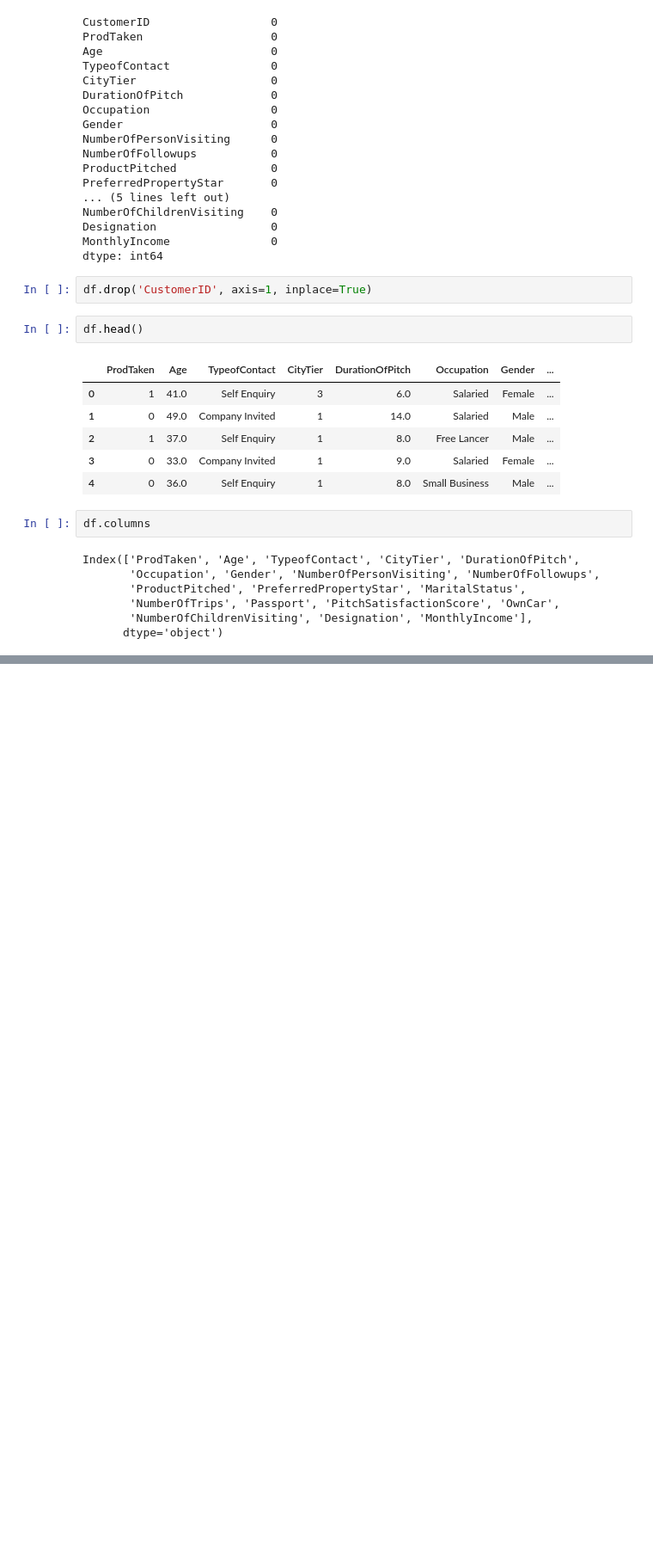
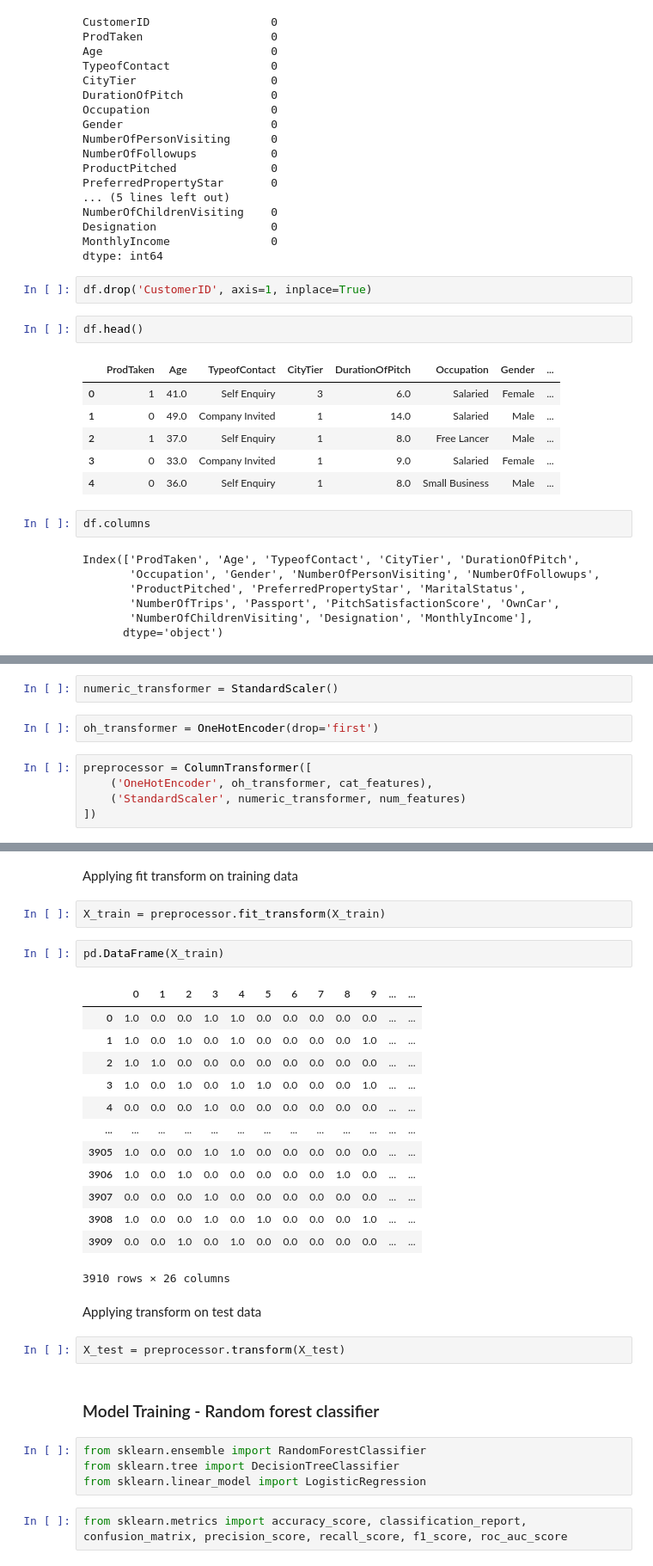
Before and after one commit to niveeez/randomforest, a Jupyter notebook: holiday_package_purchase_pred.ipynb, the cells around one changed output, grey strips where cells are left out. Shown: that part at 86% size. Cells and saved outputs as stored; diff of their text form; blank space fills up the shorter version.

```diff
--- a/holiday_package_purchase_pred.ipynb
+++ b/holiday_package_purchase_pred.ipynb
@@ -302,0 +538,9 @@ Index(['ProdTaken', 'Age', 'TypeofContact', 'CityTier', 'DurationOfPitch',
+# %%
+numeric_transformer = StandardScaler()
+# %%
+oh_transformer = OneHotEncoder(drop='first')
+# %%
+preprocessor = ColumnTransformer([
+    ('OneHotEncoder', oh_transformer, cat_features),
+    ('StandardScaler', numeric_transformer, num_features)
+])
@@ -302,0 +559,32 @@ Index(['ProdTaken', 'Age', 'TypeofContact', 'CityTier', 'DurationOfPitch',
+# %% [markdown]
+Applying fit transform on training data
+# %%
+X_train = preprocessor.fit_transform(X_train)
+# %%
+pd.DataFrame(X_train)
+# %% [output]
+|  | 0 | 1 | 2 | 3 | 4 | 5 | 6 | 7 | 8 | 9 | ... | ... |
+| 0 | 1.0 | 0.0 | 0.0 | 1.0 | 1.0 | 0.0 | 0.0 | 0.0 | 0.0 | 0.0 | ... | ... |
+| 1 | 1.0 | 0.0 | 1.0 | 0.0 | 1.0 | 0.0 | 0.0 | 0.0 | 0.0 | 1.0 | ... | ... |
+| 2 | 1.0 | 1.0 | 0.0 | 0.0 | 0.0 | 0.0 | 0.0 | 0.0 | 0.0 | 0.0 | ... | ... |
+| 3 | 1.0 | 0.0 | 1.0 | 0.0 | 1.0 | 1.0 | 0.0 | 0.0 | 0.0 | 1.0 | ... | ... |
+| 4 | 0.0 | 0.0 | 0.0 | 1.0 | 0.0 | 0.0 | 0.0 | 0.0 | 0.0 | 0.0 | ... | ... |
+| ... | ... | ... | ... | ... | ... | ... | ... | ... | ... | ... | ... | ... |
+| 3905 | 1.0 | 0.0 | 0.0 | 1.0 | 1.0 | 0.0 | 0.0 | 0.0 | 0.0 | 0.0 | ... | ... |
+| 3906 | 1.0 | 0.0 | 1.0 | 0.0 | 0.0 | 0.0 | 0.0 | 0.0 | 1.0 | 0.0 | ... | ... |
+| 3907 | 0.0 | 0.0 | 0.0 | 1.0 | 0.0 | 0.0 | 0.0 | 0.0 | 0.0 | 0.0 | ... | ... |
+| 3908 | 1.0 | 0.0 | 0.0 | 1.0 | 0.0 | 1.0 | 0.0 | 0.0 | 0.0 | 1.0 | ... | ... |
+| 3909 | 0.0 | 0.0 | 1.0 | 0.0 | 1.0 | 0.0 | 0.0 | 0.0 | 0.0 | 0.0 | ... | ... |
+3910 rows × 26 columns
+# %% [markdown]
+Applying transform on test data
+# %%
+X_test = preprocessor.transform(X_test)
+# %% [markdown]
+### Model Training - Random forest classifier
+# %%
+from sklearn.ensemble import RandomForestClassifier
+from sklearn.tree import DecisionTreeClassifier
+from sklearn.linear_model import LogisticRegression
+# %%
+from sklearn.metrics import accuracy_score, classification_report, confusion_matrix, precision_score, recall_score, f1_score, roc_auc_score
```
Also changed, not shown: parts of 41 cells of this notebook.
